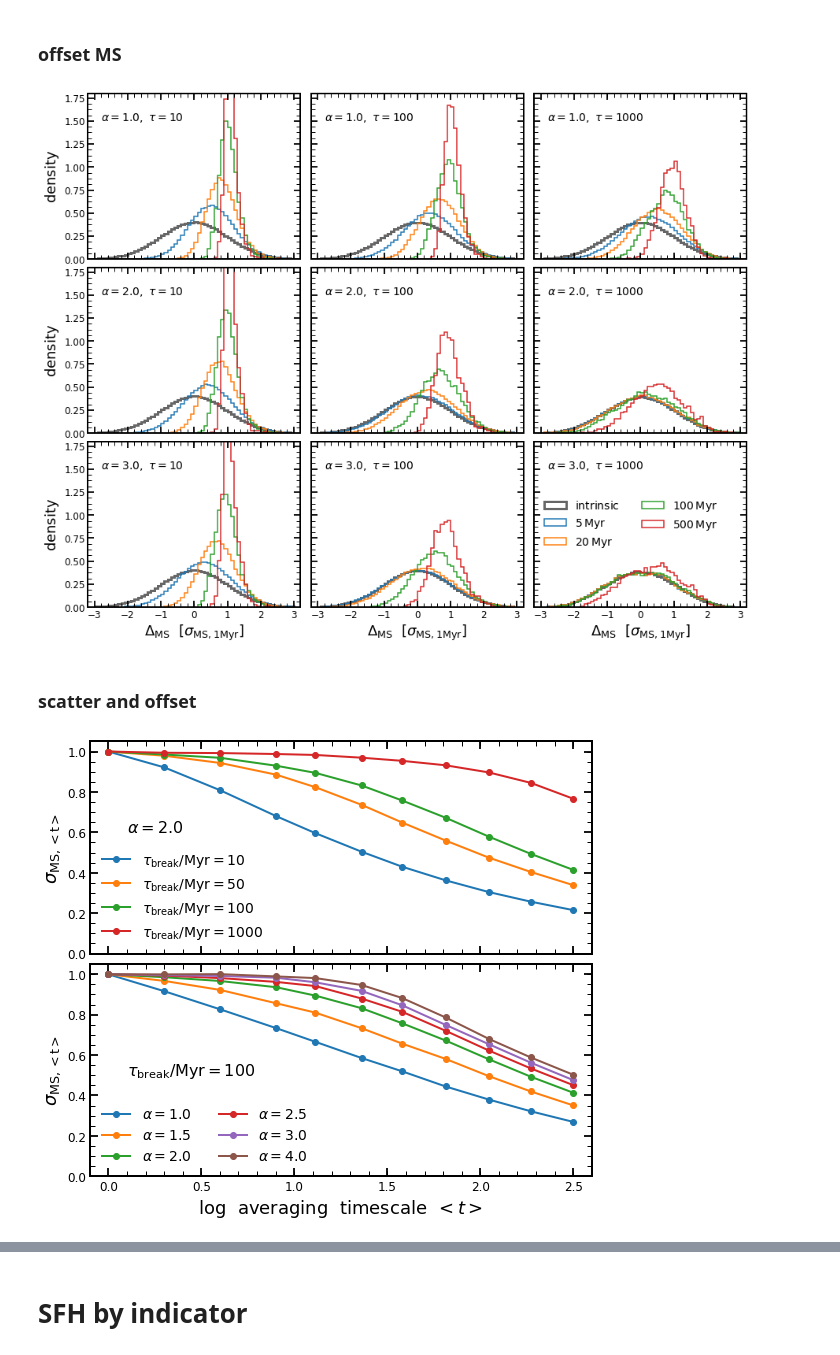
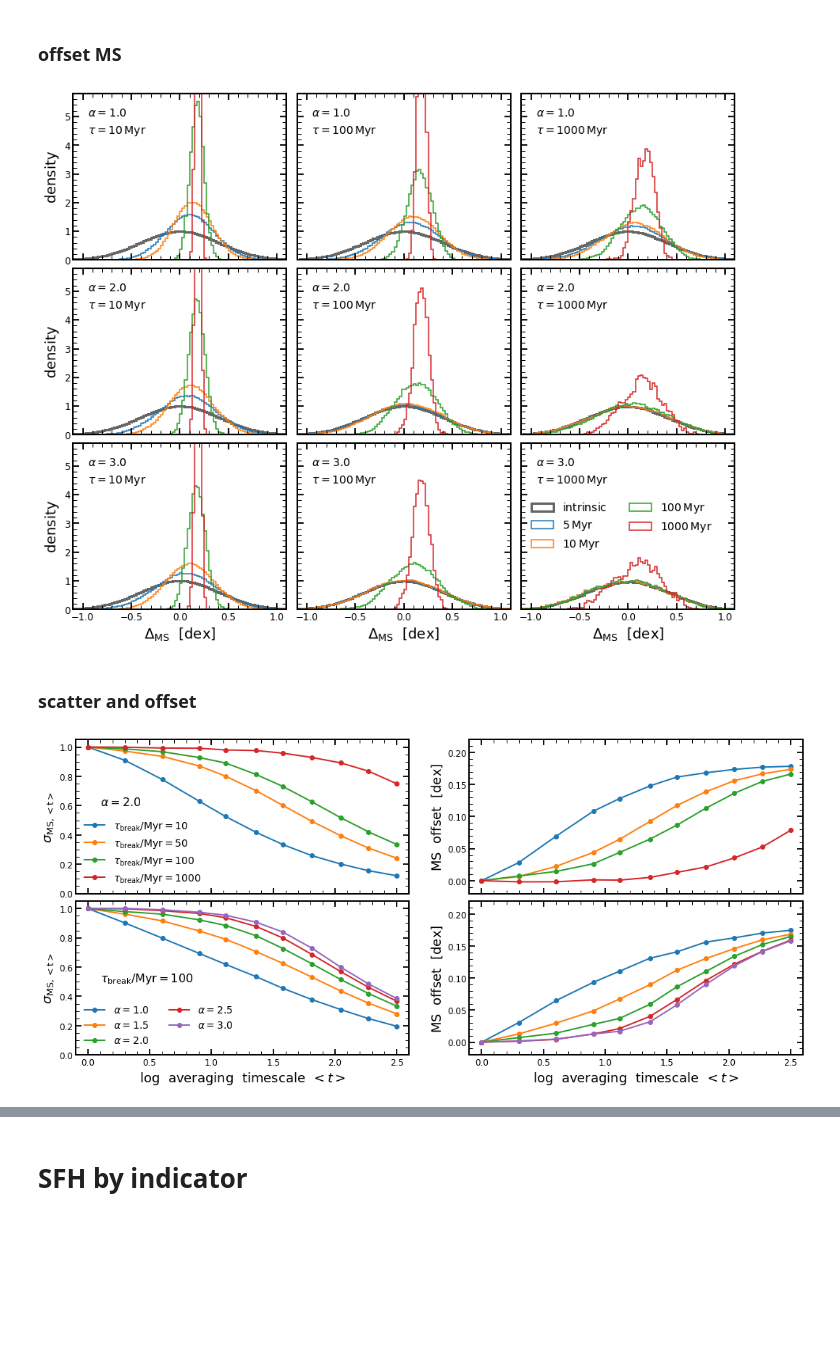
Before and after one commit to stacchella/variability_SFHs, a Jupyter notebook: notebooks/PSD_Analysis.ipynb, the cells around one changed output, grey strips where cells are left out. Saved outputs shown, nothing was run; the diff lists cells and outputs as text; code cells hidden in the pictures; blank space fills up the shorter version.

```diff
--- a/notebooks/PSD_Analysis.ipynb
+++ b/notebooks/PSD_Analysis.ipynb
@@ -171,9 +171,9 @@ def get_ACF_sample(sample_of_SFH, num_gal=100):
 slope_plot = [1.0, 2.0, 3.0]
 tau_plot = [10.0, 100.0, 1000.0]
 
-idx_gal1 = np.random.randint(0, 99, 1)[0]
-idx_gal2 = np.random.randint(0, 99, 1)[0]
-idx_gal3 = np.random.randint(0, 99, 1)[0]
+idx_gal1 = 2
+idx_gal2 = 20
+idx_gal3 = 80
 
 
 fig, axes = plt.subplots(nrows=len(slope_plot)*len(tau_plot), ncols=3, figsize=(20.0, 3*len(slope_plot)*len(tau_plot)))
@@ -194,6 +194,8 @@ for ii in slope_plot:
         ax1.plot(dict_data[ii][jj]['SFH/time'][:], mean, '-', alpha=1.0, color='black', rasterized=True, zorder=10)
         ax1.fill_between(dict_data[ii][jj]['SFH/time'][:], mean+std, mean-std, alpha=0.3, lw=0, color='black', rasterized=True, zorder=10)
         ax2.axvline(x=np.log10(1.0/(jj)), color='red', lw=2, zorder=8)
+        ax2.axvline(x=np.log10(1.0/2.0), color='gray', lw=2, zorder=8)
+        ax2.axvspan(np.log10(1.0/2.0), 1.0, alpha=0.5, color='gray')
         ax2.plot(np.log10(f_all), P50_all, '-', alpha=1.0, color='black', rasterized=True, zorder=10)
         ax3.plot(np.log10(t_all), ACF_all_P50, '-', alpha=1.0, color='black', rasterized=True, zorder=10)
 
@@ -220,10 +222,10 @@ for ii in slope_plot:
 
         ax1.set_xlim([0.0, 2.5])
         ax1.set_ylim([-2.2, 2.2])
-        ax2.set_xlim([-3.1, -0.3])
-        ax2.set_ylim([-4.5, 2.5])
+        ax2.set_xlim([-3.1, 0.0])
+        ax2.set_ylim([-5.5, 2.5])
         ax3.set_xlim([0.0, 3.0])
-        ax3.set_ylim([-0.4, 1.4])
+        ax3.set_ylim([-0.4, 1.2])
 
 
         if (counter == len(slope_plot)*len(tau_plot)-1):
@@ -555,29 +565,31 @@ def get_DMS(slope, tau, avg_timescale, num_galaxies=10):
 num_galaxies = 100
 slope_plot = [1.0, 2.0, 3.0]
 tau_plot = [10.0, 100.0, 1000.0]
+bins = np.linspace(-1.4, 1.4, num=113)
 
 fig, axes = plt.subplots(nrows=len(slope_plot), ncols=len(tau_plot), figsize=(5.0*len(tau_plot), 4.0*len(slope_plot)))
 
 for ii in range(len(slope_plot)):
     for jj in range(len(tau_plot)):
         ax = axes[ii][jj]
-        ax.hist(np.ravel(dict_data[slope_plot[ii]][tau_plot[jj]]['SFH/SFR'][:]), histtype='step', lw=3.0, color='black', alpha=0.6, normed=True, bins=np.linspace(-3.0, 3.0, num=61), label=r'$\mathrm{intrinsic}$')
+        ax.hist(np.ravel(dict_data[slope_plot[ii]][tau_plot[jj]]['SFH/SFR'][:]), histtype='step', lw=3.0, color='black', alpha=0.6, normed=True, bins=bins, label=r'$\mathrm{intrinsic}$')
         DMS = get_DMS(slope_plot[ii], tau_plot[jj], 5.0, num_galaxies=num_galaxies)
-        ax.hist(DMS, histtype='step', lw=1.5, normed=True, bins=np.linspace(-3.0, 3.0, num=61), label=r'$5\/\mathrm{Myr}$')
+        ax.hist(DMS, histtype='step', lw=1.5, normed=True, bins=bins, label=r'$5\/\mathrm{Myr}$')
         DMS = get_DMS(slope_plot[ii], tau_plot[jj], 10.0, num_galaxies=num_galaxies)
-        ax.hist(DMS, histtype='step', lw=1.5, normed=True, bins=np.linspace(-3.0, 3.0, num=61), label=r'$10\/\mathrm{Myr}$')
+        ax.hist(DMS, histtype='step', lw=1.5, normed=True, bins=bins, label=r'$10\/\mathrm{Myr}$')
         DMS = get_DMS(slope_plot[ii], tau_plot[jj], 100.0, num_galaxies=num_galaxies)
-        ax.hist(DMS, histtype='step', lw=1.5, normed=True, bins=np.linspace(-3.0, 3.0, num=61), label=r'$100\/\mathrm{Myr}$')
+        ax.hist(DMS, histtype='step', lw=1.5, normed=True, bins=bins, label=r'$100\/\mathrm{Myr}$')
         DMS = get_DMS(slope_plot[ii], tau_plot[jj], 1000.0, num_galaxies=num_galaxies)
-        ax.hist(DMS, histtype='step', lw=1.5, normed=True, bins=np.linspace(-3.0, 3.0, num=61), label=r'$1000\/\mathrm{Myr}$')
-        ax.text(-2.8, 1.5, r'$\alpha=%.1f,\ \tau=%.0f$ Myr' %(slope_plot[ii], tau_plot[jj]), fontsize=14)
-        ax.set_xlim([-3.2, 3.2])
-        ax.set_ylim([0.0, 1.8])
+        ax.hist(DMS, histtype='step', lw=1.5, normed=True, bins=bins, label=r'$1000\/\mathrm{Myr}$')
+        ax.text(-0.95, 5.0, r'$\alpha=%.1f$' %(slope_plot[ii]), fontsize=14)
+        ax.text(-0.95, 4.4, r'$\tau=%.0f\/\mathrm{Myr}$' %(tau_plot[jj]), fontsize=14)
+        ax.set_xlim([-1.1, 1.1])
+        ax.set_ylim([0.0, 5.8])
         if (ii<len(slope_plot)-1):
             ax.set_xlabel('', fontsize=18)
             ax.xaxis.set_ticklabels([])
         else:
-            ax.set_xlabel(r'$\Delta_{\rm MS}\/\/\/\/[\sigma_{\rm MS,1\mathrm{Myr}}]$', fontsize=18)
+            ax.set_xlabel(r'$\Delta_{\rm MS}\/\/\/\/[\mathrm{dex}]$', fontsize=18)
         if (jj>=1):
             ax.set_ylabel('', fontsize=18)
             ax.yaxis.set_ticklabels([])
@@ -591,7 +603,7 @@ plt.subplots_adjust(hspace=0.05, wspace=0.05)
 plt.savefig(path_figures + 'DMS_distribution.pdf', bbox_inches='tight')
 plt.show()
 # %% [output]
-[figure, old version]
+[figure, new version]
 # %% [markdown]
 ### scatter and offset
 # %%
@@ -602,7 +614,7 @@ num_random_samples = 100
 # %%
 # make figure that shows how scatter of MS changes with averaging timescale
 
-fig, (ax1, ax2) = plt.subplots(nrows=2, ncols=1, figsize=(9.0, 8.0))
+fig, ((ax1, ax3), (ax2, ax4)) = plt.subplots(nrows=2, ncols=2, figsize=(18.0, 8.0))
 
 ax1.plot(np.log10(avg_timescale), get_scatter(2.0, 10.0, avg_timescale, num_random_samples), '-o', lw=2, label=r'$\tau_{\rm break}/\mathrm{Myr}=10$')
 ax1.plot(np.log10(avg_timescale), get_scatter(2.0, 50.0, avg_timescale, num_random_samples), '-o', lw=2, label=r'$\tau_{\rm break}/\mathrm{Myr}=50$')
@@ -613,37 +625,71 @@ ax1.text(0.1, 0.6, r'$\alpha=2.0$', fontsize=16)
 
 ax1.set_xlim([-0.1, 2.6])
 ax1.set_ylim([0.0, 1.05])
 ax1.set_xlabel('', fontsize=18)
 ax1.set_ylabel(r'$\sigma_{\rm MS,<t>}$', fontsize=18)
 ax1.xaxis.set_ticklabels([])
 ax1.legend(fontsize=14, frameon=False)
 
 ###
 
 ax2.plot(np.log10(avg_timescale), get_scatter(1.0, 100.0, avg_timescale, num_random_samples), '-o', lw=2, label=r'$\alpha=1.0$')
 ax2.plot(np.log10(avg_timescale), get_scatter(1.5, 100.0, avg_timescale, num_random_samples), '-o', lw=2, label=r'$\alpha=1.5$')
 ax2.plot(np.log10(avg_timescale), get_scatter(2.0, 100.0, avg_timescale, num_random_samples), '-o', lw=2, label=r'$\alpha=2.0$')
 ax2.plot(np.log10(avg_timescale), get_scatter(2.5, 100.0, avg_timescale, num_random_samples), '-o', lw=2, label=r'$\alpha=2.5$')
 ax2.plot(np.log10(avg_timescale), get_scatter(3.0, 100.0, avg_timescale, num_random_samples), '-o', lw=2, label=r'$\alpha=3.0$')
-ax2.plot(np.log10(avg_timescale), get_scatter(4.0, 100.0, avg_timescale, num_random_samples), '-o', lw=2, label=r'$\alpha=4.0$')
 
 
 ax2.text(0.1, 0.5, r'$\tau_{\rm break}/\mathrm{Myr}=100$', fontsize=16)
 
 ax2.set_xlim([-0.1, 2.6])
 ax2.set_ylim([0.0, 1.05])
 ax2.set_xlabel(r'$\log\/\/\/\/\mathrm{averaging}\/\/\/\/\mathrm{timescale}\/\/\/<t>$', fontsize=18)
 ax2.set_ylabel(r'$\sigma_{\rm MS,<t>}$', fontsize=18)
 ax2.legend(ncol=2, fontsize=14, frameon=False)
 
 ###
 
-plt.subplots_adjust(hspace=0.05)
 
-plt.savefig(path_figures + 'scatter_avgT.pdf', bbox_inches='tight')
+ax3.plot(np.log10(avg_timescale), get_mean(2.0, 10.0, avg_timescale, num_random_samples), '-o', lw=2, label=r'$\tau_{\rm break}/\mathrm{Myr}=10$')
+ax3.plot(np.log10(avg_timescale), get_mean(2.0, 50.0, avg_timescale, num_random_samples), '-o', lw=2, label=r'$\tau_{\rm break}/\mathrm{Myr}=50$')
+ax3.plot(np.log10(avg_timescale), get_mean(2.0, 100.0, avg_timescale, num_random_samples), '-o', lw=2, label=r'$\tau_{\rm break}/\mathrm{Myr}=100$')
+ax3.plot(np.log10(avg_timescale), get_mean(2.0, 1000.0, avg_timescale, num_random_samples), '-o', lw=2, label=r'$\tau_{\rm break}/\mathrm{Myr}=1000$')
+
+#ax3.text(0.08, 0.45, r'$\alpha=2.0$', fontsize=16)
+
+ax3.set_xlim([-0.1, 2.6])
+ax3.set_ylim([-0.02, 0.22])
+ax3.set_xlabel('', fontsize=18)
+ax3.set_ylabel(r'$\mathrm{MS}\/\/\/\/\mathrm{offset}\/\/\/\/[\mathrm{dex}]$', fontsize=18)
+ax3.xaxis.set_ticklabels([])
+#ax3.legend(fontsize=14, frameon=False)
+
+###
+
+ax4.plot(np.log10(avg_timescale), get_mean(1.0, 100.0, avg_timescale, num_random_samples), '-o', lw=2, label=r'$\alpha=1.0$')
+ax4.plot(np.log10(avg_timescale), get_mean(1.5, 100.0, avg_timescale, num_random_samples), '-o', lw=2, label=r'$\alpha=1.5$')
+ax4.plot(np.log10(avg_timescale), get_mean(2.0, 100.0, avg_timescale, num_random_samples), '-o', lw=2, label=r'$\alpha=2.0$')
+ax4.plot(np.log10(avg_timescale), get_mean(2.5, 100.0, avg_timescale, num_random_samples), '-o', lw=2, label=r'$\alpha=2.5$')
+ax4.plot(np.log10(avg_timescale), get_mean(3.0, 100.0, avg_timescale, num_random_samples), '-o', lw=2, label=r'$\alpha=3.0$')
+
+
+#ax4.text(0.08, 0.6, r'$\tau_{\rm break}/\mathrm{Myr}=100$', fontsize=16)
+
+ax4.set_xlim([-0.1, 2.6])
+ax4.set_ylim([-0.02, 0.22])
+ax4.set_xlabel(r'$\log\/\/\/\/\mathrm{averaging}\/\/\/\/\mathrm{timescale}\/\/\/<t>$', fontsize=18)
+ax4.set_ylabel(r'$\mathrm{MS}\/\/\/\/\mathrm{offset}\/\/\/\/[\mathrm{dex}]$', fontsize=18)
+#ax4.legend(ncol=2, fontsize=14, frameon=False)
+
+
+###
+
+plt.subplots_adjust(hspace=0.05, wspace=0.18)
+
+plt.savefig(path_figures + 'scatter_offset_avgT.pdf', bbox_inches='tight')
 plt.show()
 # %% [output]
-[figure, old version]
+[figure, new version]
 # %%
 # make figure that shows how median of changes with averaging timescale
 
```
Also changed, not shown: parts of 11 cells of this notebook, 5 other files.
